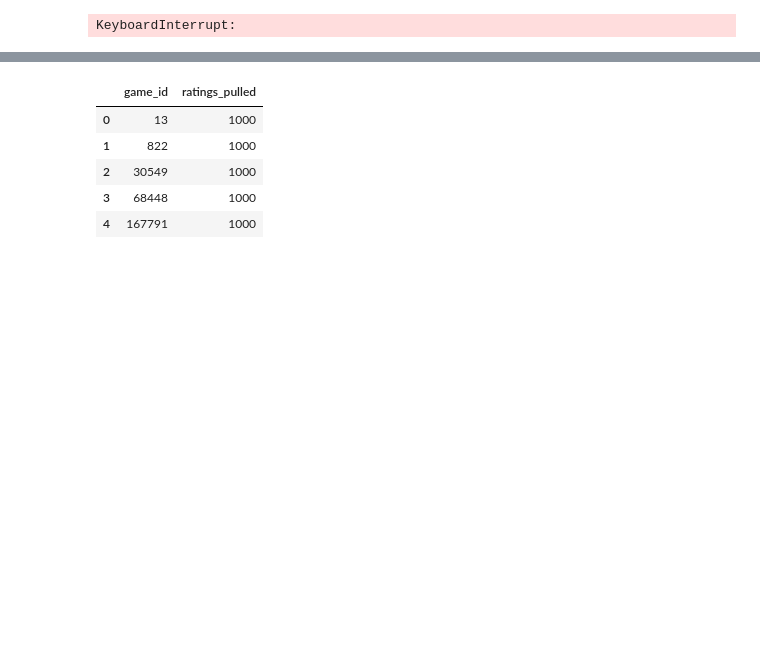
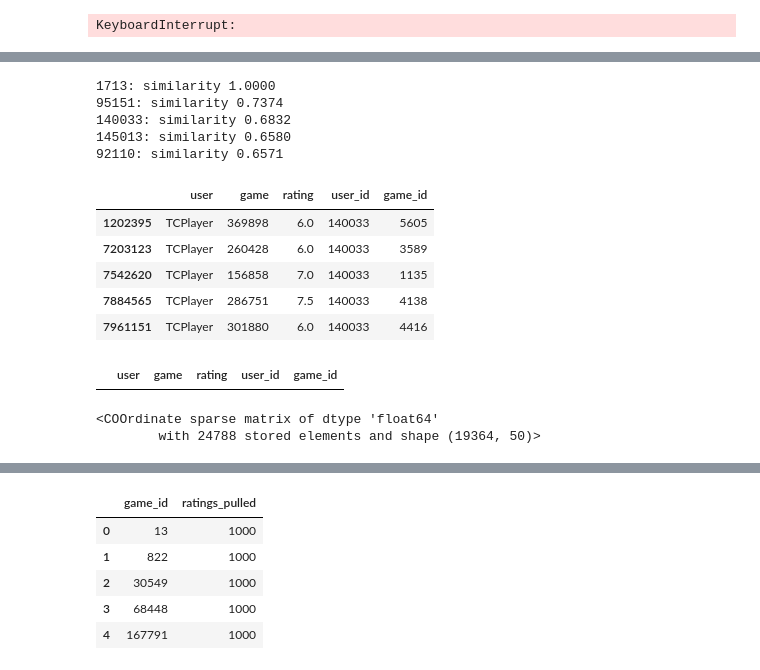
Before and after one commit to MichoelSnow/pax_tt_recommender, a Jupyter notebook: crawler/notebooks/crawler_testing.ipynb, the cells around one changed output, grey strips where cells are left out. Saved outputs shown, nothing was run; the diff lists cells and outputs as text; code cells hidden in the pictures; blank space fills up the shorter version.

```diff
--- a/crawler/notebooks/crawler_testing.ipynb
+++ b/crawler/notebooks/crawler_testing.ipynb
@@ -739,0 +904,18 @@ KeyboardInterrupt:
+# %%
+# Pick a game_id (integer, not original string)
+game_id = 1713  # example
+
+# Get similar items (game IDs and similarity scores)
+similar = model.similar_items(game_id, N=5)
+
+# Decode back to original game names
+# similar_games = [(item_encoder.inverse_transform([i])[0], score) for i, score in similar]
+similar_games = list(zip(similar[0],similar[1]))
+for game, score in similar_games:
+    print(f"{game}: similarity {score:.4f}")
+# %% [output]
+1713: similarity 1.0000
+95151: similarity 0.7374
+140033: similarity 0.6832
+145013: similarity 0.6580
+92110: similarity 0.6571
@@ -739,0 +926,18 @@ KeyboardInterrupt:
+# %%
+filtered_ratings_df.loc[filtered_ratings_df["user_id"]==140033]
+# %% [output]
+|  | user | game | rating | user_id | game_id |
+| 1202395 | TCPlayer | 369898 | 6.0 | 140033 | 5605 |
+| 7203123 | TCPlayer | 260428 | 6.0 | 140033 | 3589 |
+| 7542620 | TCPlayer | 156858 | 7.0 | 140033 | 1135 |
+| 7884565 | TCPlayer | 286751 | 7.5 | 140033 | 4138 |
+| 7961151 | TCPlayer | 301880 | 6.0 | 140033 | 4416 |
+# %%
+filtered_ratings_df.loc[filtered_ratings_df["game"]=='140033']
+# %% [output]
+|  | user | game | rating | user_id | game_id |
+# %%
+ratings_sparse_matrix.
+# %% [output]
+<COOrdinate sparse matrix of dtype 'float64'
+        with 24788 stored elements and shape (19364, 50)>
```
Also changed, not shown: parts of 35 cells of this notebook, 4 other files.
